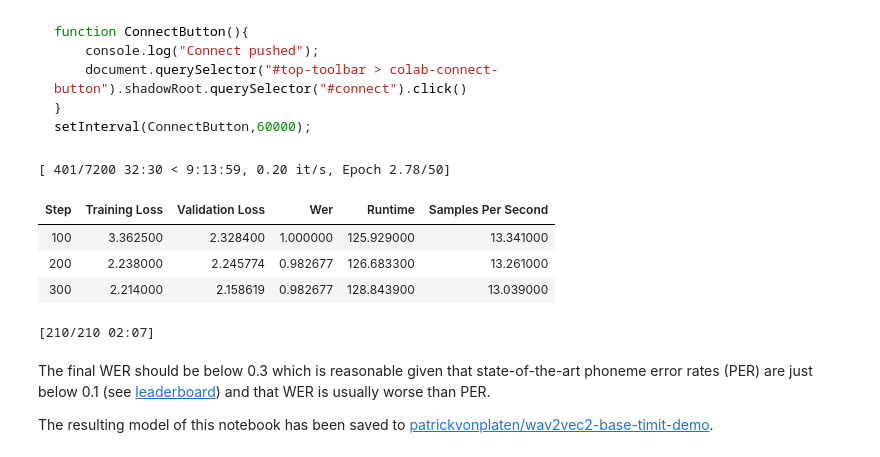
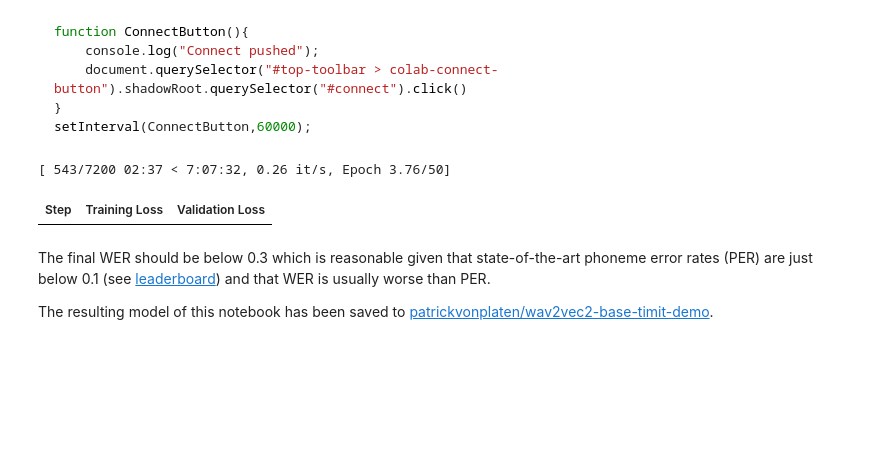
Before and after one commit to kosuke-kitahara/xlsr-wav2vec2-phoneme-recognition, a Jupyter notebook: Fine_tuning_XLSR_Wav2Vec2_for_Phoneme_Recognition.ipynb, the cells around one changed output. Cells and saved outputs as stored; diff of their text form; code cells hidden in the pictures; blank space fills up the shorter version.

````diff
--- a/Fine_tuning_XLSR_Wav2Vec2_for_Phoneme_Recognition.ipynb
+++ b/Fine_tuning_XLSR_Wav2Vec2_for_Phoneme_Recognition.ipynb
@@ -621,6 +649,14 @@ def compute_metrics(pred):
     # we do not want to group tokens when computing the metrics
     label_str = processor.batch_decode(pred.label_ids, group_tokens=False)
 
-    wer = wer_metric.compute(predictions=pred_str, references=label_str)
+    # wer = wer_metric.compute(predictions=pred_str, references=label_str)
+    # cer = fastwer.score(pred_str, label_str, char_level=True)
+    # cer = word_error_rate(hypotheses=pred_str, references=label_str, use_cer=True)
 
-    return {"wer": wer}
+    # ref: https://huggingface.co/ctl/wav2vec2-large-xlsr-cantonese/blob/main/cer.py
+    preds = [char for seq in pred_str for char in list(seq)]
+    refs = [char for seq in label_str for char in list(seq)]
+    cer = wer(refs, preds)
+
+    return {"cer": cer}
+    # return {"wer": wer}
@@ -693,15 +739,16 @@ training_args = TrainingArguments(
   # output_dir="./wav2vec2-large-xlsr-turkish-demo",
   group_by_length=True,
   per_device_train_batch_size=16,
+#   per_device_train_batch_size=32,
   gradient_accumulation_steps=2,
   evaluation_strategy="steps",
   num_train_epochs=50,
   fp16=True,
-  save_steps=100,
-  eval_steps=100,
-  logging_steps=100,
+  save_steps=500,
+  eval_steps=500,
+  logging_steps=500,
   learning_rate=3e-4,
-  warmup_steps=50,
+  warmup_steps=1000,
   save_total_limit=2,
 )
 # %% [markdown]
@@ -741,14 +788,10 @@ function ConnectButton(){
 setInterval(ConnectButton,60000);
 ```
 # %%
-trainer.train()
+trainer.train(resume_from_checkpoint=True)
 # %% [output]
-[ 401/7200 32:30 < 9:13:59, 0.20 it/s, Epoch 2.78/50]
+[ 543/7200 02:37 < 7:07:32, 0.26 it/s, Epoch 3.76/50]
-| Step | Training Loss | Validation Loss | Wer | Runtime | Samples Per Second |
-| 100 | 3.362500 | 2.328400 | 1.000000 | 125.929000 | 13.341000 |
-| 200 | 2.238000 | 2.245774 | 0.982677 | 126.683300 | 13.261000 |
-| 300 | 2.214000 | 2.158619 | 0.982677 | 128.843900 | 13.039000 |
+| Step | Training Loss | Validation Loss |
-[210/210 02:07]
 # %% [markdown]
 The final WER should be below 0.3 which is reasonable given that state-of-the-art phoneme error rates (PER) are just below 0.1 (see [leaderboard](https://paperswithcode.com/sota/speech-recognition-on-timit)) and that WER is usually worse than PER.
 
````
Also changed, not shown: parts of 33 cells of this notebook.
